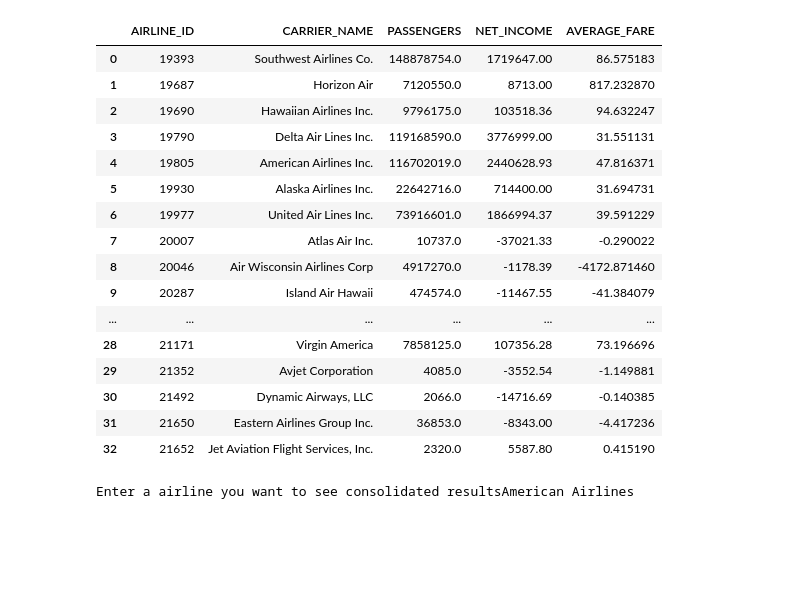
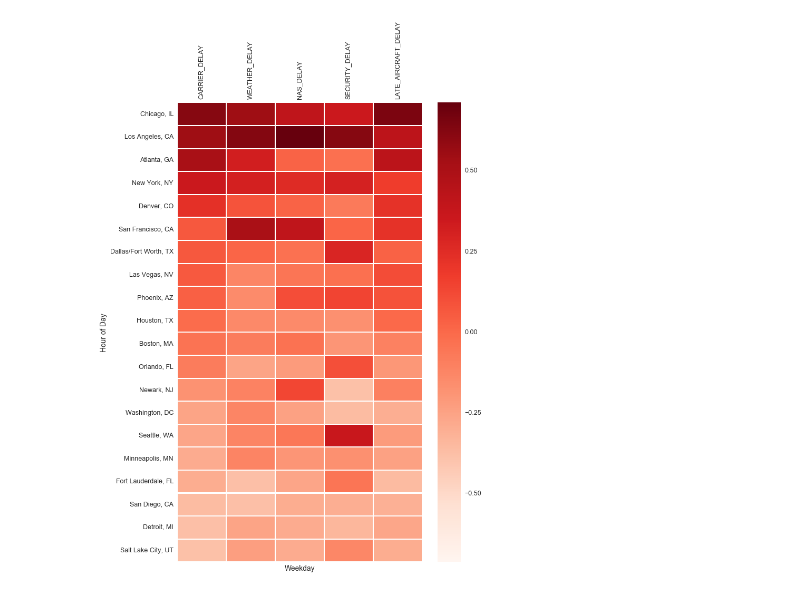
Before and after one commit to harishg90/Gunasekaran_Harish_spring2017, a Jupyter notebook: Final Exam/Analysis 1.ipynb, the cells around one changed output. Cells and saved outputs as stored; diff of their text form; code cells hidden in the pictures; blank space fills up the shorter version.

```diff
--- a/Final Exam/Analysis 1.ipynb
+++ b/Final Exam/Analysis 1.ipynb
@@ -54,28 +0,0 @@ df2.sort_values(by='NET_INCOME', ascending=False).head(n=20).reset_index()
-# %%
-avgfare = df1.merge(df2, how = 'inner', left_index = True, right_index=True)
-avgfare = avgfare[avgfare.PASSENGERS != 0]
-avgfare['AVERAGE_FARE'] = avgfare['PASSENGERS']/avgfare['NET_INCOME']
-avgfare.reset_index()
-# %% [output]
-|  | AIRLINE_ID | CARRIER_NAME | PASSENGERS | NET_INCOME | AVERAGE_FARE |
-| 0 | 19393 | Southwest Airlines Co. | 148878754.0 | 1719647.00 | 86.575183 |
-| 1 | 19687 | Horizon Air | 7120550.0 | 8713.00 | 817.232870 |
-| 2 | 19690 | Hawaiian Airlines Inc. | 9796175.0 | 103518.36 | 94.632247 |
-| 3 | 19790 | Delta Air Lines Inc. | 119168590.0 | 3776999.00 | 31.551131 |
-| 4 | 19805 | American Airlines Inc. | 116702019.0 | 2440628.93 | 47.816371 |
-| 5 | 19930 | Alaska Airlines Inc. | 22642716.0 | 714400.00 | 31.694731 |
-| 6 | 19977 | United Air Lines Inc. | 73916601.0 | 1866994.37 | 39.591229 |
-| 7 | 20007 | Atlas Air Inc. | 10737.0 | -37021.33 | -0.290022 |
-| 8 | 20046 | Air Wisconsin Airlines Corp | 4917270.0 | -1178.39 | -4172.871460 |
-| 9 | 20287 | Island Air Hawaii | 474574.0 | -11467.55 | -41.384079 |
-| ... | ... | ... | ... | ... | ... |
-| 28 | 21171 | Virgin America | 7858125.0 | 107356.28 | 73.196696 |
-| 29 | 21352 | Avjet Corporation | 4085.0 | -3552.54 | -1.149881 |
-| 30 | 21492 | Dynamic Airways, LLC | 2066.0 | -14716.69 | -0.140385 |
-| 31 | 21650 | Eastern Airlines Group Inc. | 36853.0 | -8343.00 | -4.417236 |
-| 32 | 21652 | Jet Aviation Flight Services, Inc. | 2320.0 | 5587.80 | 0.415190 |
-# %%
-df2.head(n=20)
-userinput=input("Enter a airline you want to see consolidated results")
-# %% [output]
-Enter a airline you want to see consolidated resultsAmerican Airlines
@@ -81,0 +34,34 @@ Enter a airline you want to see consolidated resultsAmerican Airlines
+# %%
+## Graph Analysis for Number of delays
+
+import pandas as pd
+import matplotlib.pyplot as plt
+import seaborn as sns
+%matplotlib inline
+# import the data directly into a pandas dataframe
+nba = pd.read_csv("output.csv", index_col='DEST_CITY_NAME')
+# remove index title
+nba.index.name = ""
+# normalize data columns
+nba_norm = (nba - nba.mean()) / (nba.max() - nba.min())
+# relabel columns
+labels = ['CARRIER_DELAY','WEATHER_DELAY','NAS_DELAY','SECURITY_DELAY','LATE_AIRCRAFT_DELAY']
+nba_norm.columns = labels
+# set appropriate font and dpi
+sns.set(font_scale=1.2)
+sns.set_style({"savefig.dpi": 75})
+sns.set
+# plot it out
+ax = sns.heatmap(nba_norm, cmap=plt.cm.Reds, linewidths=1)
+# set the x-axis labels on the top
+ax.xaxis.tick_top()
+ax.set(xlabel='Weekday', ylabel='Hour of Day')
+# rotate the x-axis labels
+plt.xticks(rotation=90)
+# get figure (usually obtained via "fig,ax=plt.subplots()" with matplotlib)
+fig = ax.get_figure()
+# specify dimensions and save
+fig.set_size_inches(10, 15)
+fig.savefig("nba.png")
+# %% [output]
+[figure, added]
```
Also changed, not shown: parts of 5 cells of this notebook, 15 other files.
